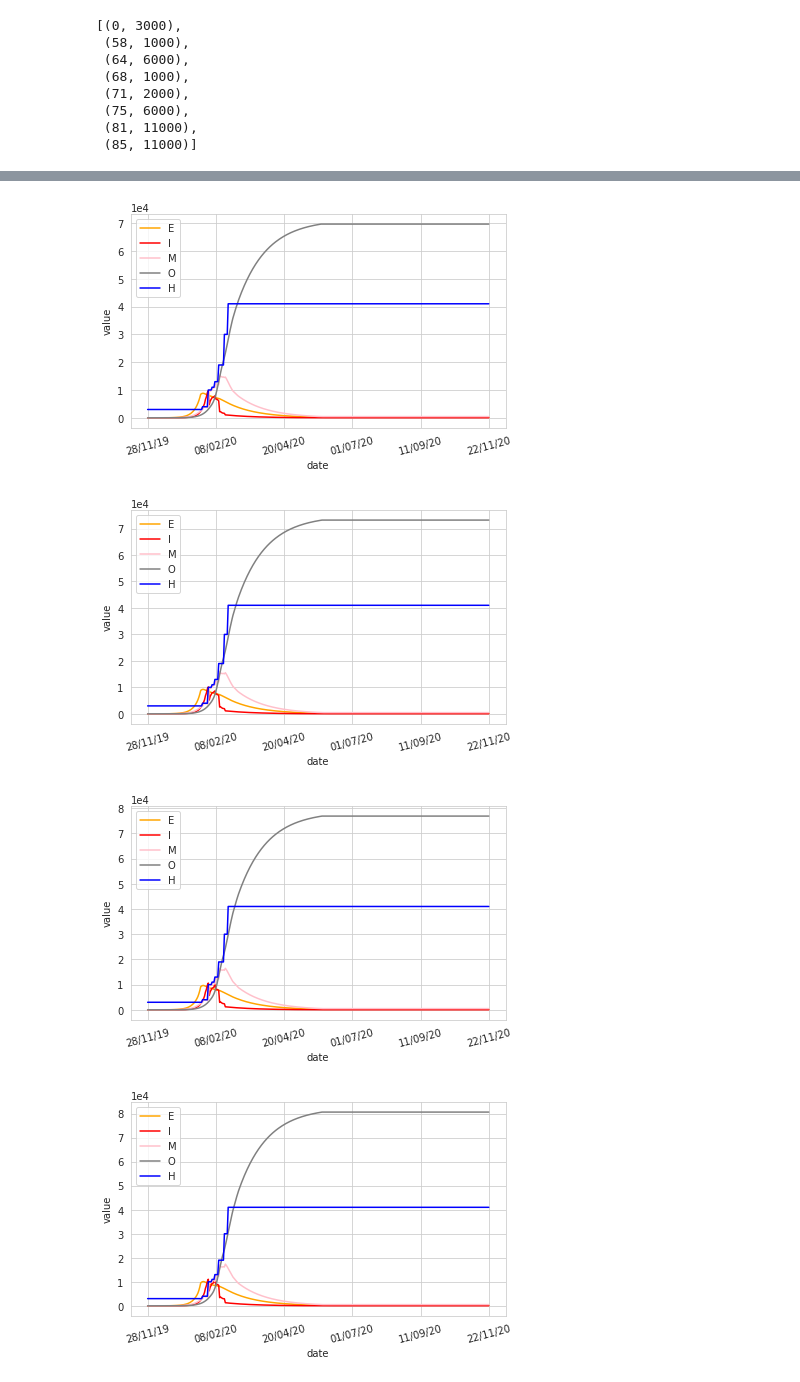
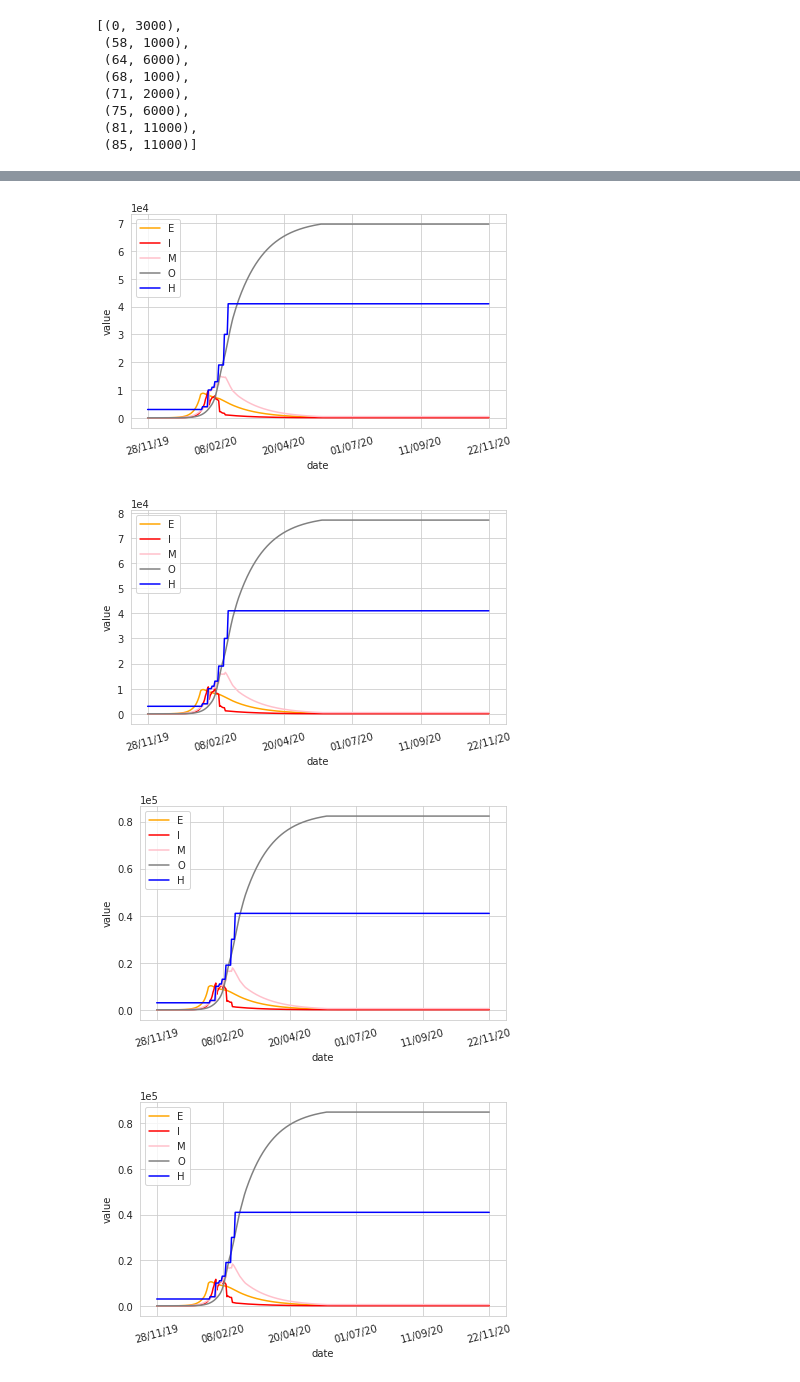
Before and after one commit to xiaohan2012/covid-19-code, a Jupyter notebook: public-event.ipynb, the cells around one changed output, grey strips where cells are left out. Saved outputs shown, nothing was run; the diff lists cells and outputs as text; code cells hidden in the pictures.

Commit message:
public event

```diff
--- a/public-event.ipynb
+++ b/public-event.ipynb
@@ -42,7 +42,3 @@ bed_info
  (75, 6000),
  (81, 11000),
  (85, 11000)]
-# %%
-event_date = T('20/01/2020')
-days_before_event = (event_date - p0_time).days
-days_before_event
@@ -51,7 +45,9 @@ days_before_event
 # %%
 total_days = 360
 
-def one_run(event_factor):
+def one_run(event_factor, event_date):
+    days_before_event = (event_date - p0_time).days
+    days_before_event
     alpha_list = [
         (0, params_before.alpha),
         (days_before_event, event_factor * params_before.alpha),
@@ -78,19 +74,35 @@ def one_run(event_factor):
 
     total, delta, increase, trans, stats = do_simulation(total_days, bed_info, p, p0_time=p0_time)
     bundle = [total, delta, increase, trans]
-    return event_factor, bundle, stats
+    return event_factor, event_date, bundle, stats
 # %%
+event_dates = [
+    T('16/01/2020'), T('17/01/2020'), T('18/01/2020'),
+    T('19/01/2020'), T('20/01/2020'), T('21/01/2020'), T('22/01/2020')
+]
+
 factors = np.arange(1, 1.251, step=0.05)
 #  factors = np.arange(1, 9, step=1)
-rows = Parallel(n_jobs=-1)(delayed(one_run)(factor) for factor in factors)
+rows = Parallel(n_jobs=-1)(
+    delayed(one_run)(factor, event_date)
+    for factor, event_date in product(factors, event_dates)
+)
 # %%
-for event_factor, bundle, stats in rows:
+for event_factor, event_date, bundle, stats in rows:
     print('factor =', event_factor)
+    print('event_date=', event_date)
     fig, ax = plot_total(bundle[0], p0_time, total_days)
 
-    fig.savefig(f'figs/public-event/{event_factor}.pdf')
+    date_str = event_date.strftime('%Y-%m-%d')
+
+    fig_dir = f'figs/public-event/{date_str}'
+    data_dir = f'output/tbl/public-event/{date_str}/{event_factor}'
+    makedir_if_not_there(fig_dir)
+    makedir_if_not_there(data_dir)
+
+    fig.savefig(f'{fig_dir}/{event_factor}.pdf')
     event_factor = '{:.2f}'.format(event_factor)
-    save_bundle(bundle, p0_time, total_days, f'output/tbl/public-event/{event_factor}/')
-    save_to_json(stats, f'output/tbl/public-event/{event_factor}/stats.txt')
+    save_bundle(bundle, p0_time, total_days, f'{data_dir}')
+    save_to_json(stats, f'{data_dir}/stats.txt')
 # %% [output]
 factor = 1.0
@@ -122,6 +140,6 @@ factor = 1.2500000000000002
 ['28/11/19' '08/02/20' '20/04/20' '01/07/20' '11/09/20' '22/11/20']
 [figure]
-[figure, old version]
+[figure, new version]
-[figure, old version]
+[figure, new version]
-[figure, old version]
+[figure, new version]
 [figure]
```
Also changed, not shown: parts of 3 cells of this notebook.
